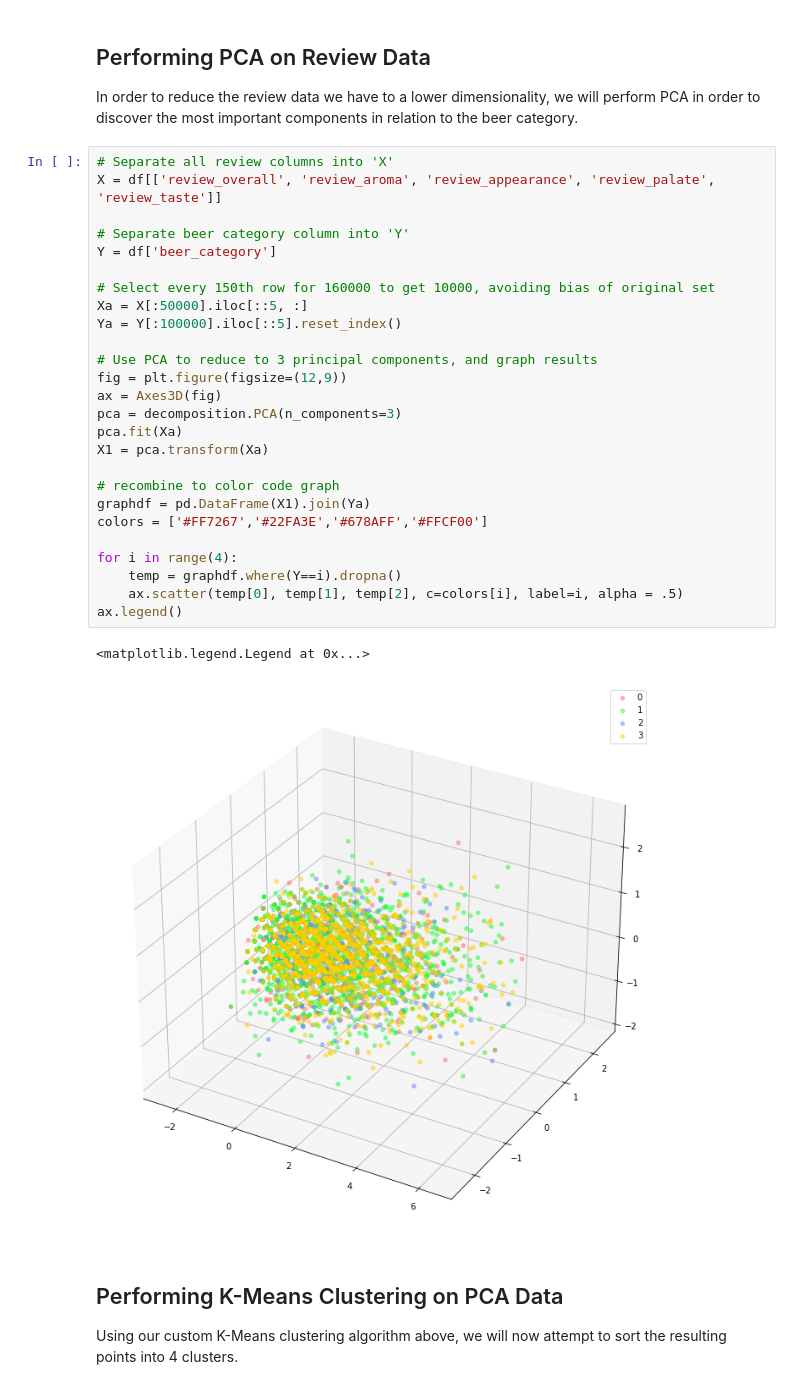
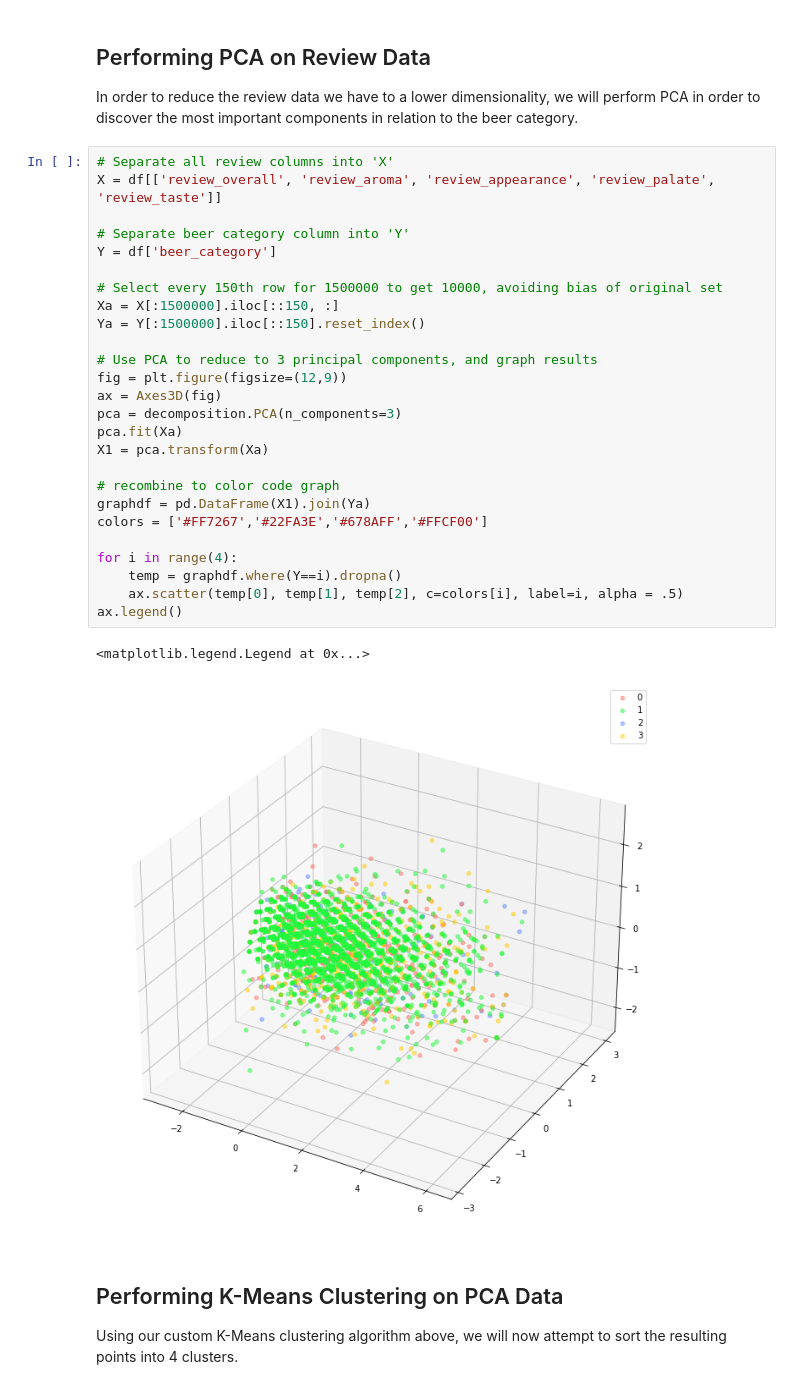
Before and after one commit to mlmabie/COGS-118B_final, a Jupyter notebook: final_organized.ipynb, the cells around one changed output. Saved outputs shown, nothing was run; the diff lists cells and outputs as text.

```diff
--- a/final_organized.ipynb
+++ b/final_organized.ipynb
@@ -85,32 +85,32 @@ In order to reduce the review data we have to a lower dimensionality, we will pe
 # %%
 # Separate all review columns into 'X'
 X = df[['review_overall', 'review_aroma', 'review_appearance', 'review_palate', 'review_taste']]
 
 # Separate beer category column into 'Y'
 Y = df['beer_category']
 
-# Select every 150th row for 160000 to get 10000, avoiding bias of original set
-Xa = X[:50000].iloc[::5, :]
-Ya = Y[:100000].iloc[::5].reset_index()
+# Select every 150th row for 1500000 to get 10000, avoiding bias of original set
+Xa = X[:1500000].iloc[::150, :]
+Ya = Y[:1500000].iloc[::150].reset_index()
 
 # Use PCA to reduce to 3 principal components, and graph results
 fig = plt.figure(figsize=(12,9))
 ax = Axes3D(fig)
 pca = decomposition.PCA(n_components=3)
 pca.fit(Xa)
 X1 = pca.transform(Xa)
 
 # recombine to color code graph
 graphdf = pd.DataFrame(X1).join(Ya)
 colors = ['#FF7267','#22FA3E','#678AFF','#FFCF00']
 
 for i in range(4):
     temp = graphdf.where(Y==i).dropna()
     ax.scatter(temp[0], temp[1], temp[2], c=colors[i], label=i, alpha = .5)
 ax.legend()
 # %% [output]
 <matplotlib.legend.Legend at 0x...>
-[figure, old version]
+[figure, new version]
 # %% [markdown]
 ## Performing K-Means Clustering on PCA Data ##
 
```
Also changed, not shown: parts of 1 cell of this notebook.
